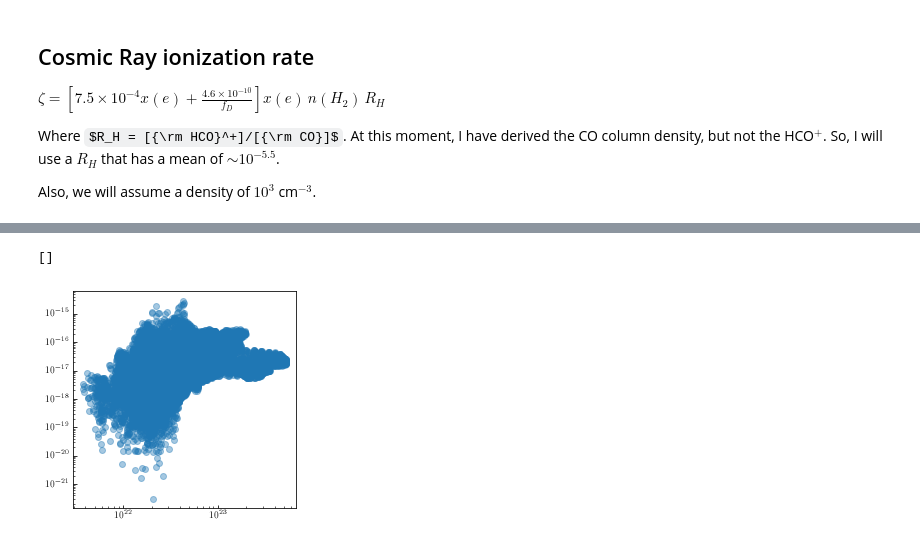
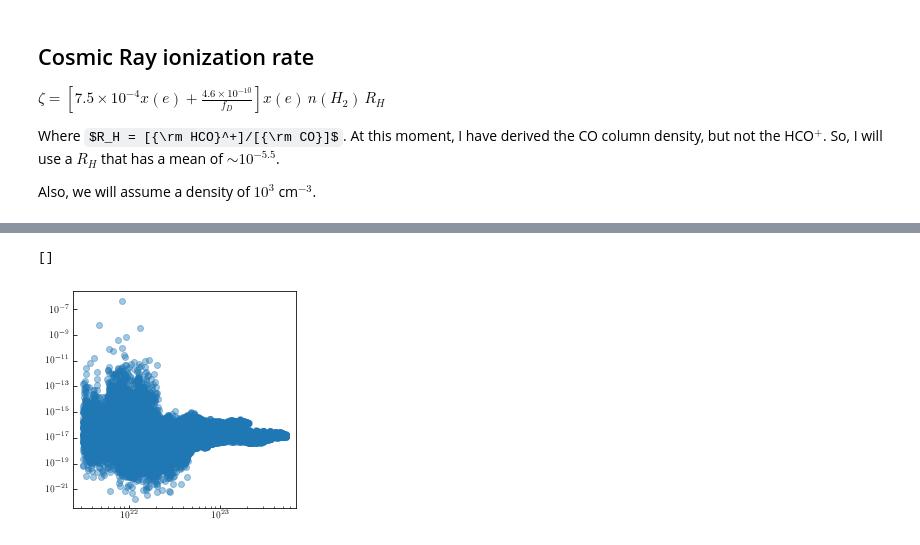
Before and after one commit to jpinedaf/NGC1333_NOEMA_Ions, a Jupyter notebook: NGC1333_Ions_Calculations.ipynb, the cells around one changed output, grey strips where cells are left out. Saved outputs shown, nothing was run; the diff lists cells and outputs as text; code cells hidden in the pictures; some formulas as TeX source.

```diff
--- a/NGC1333_Ions_Calculations.ipynb
+++ b/NGC1333_Ions_Calculations.ipynb
@@ -464,3 +570,5 @@ NameError: name 'R_d' is not defined
+# %%
+xe_fd = 2.7e-8 / R_D - 1.2e-6 / f_D
 # %%
 text_color = 'black'
 
@@ -633,2 +597,0 @@ plt.tight_layout()
-# %%
-xe_fd = 2.7e-8 / R_d - 1.2e-6 / f_d
@@ -774,6 +701,0 @@ print(np.nanmean(N_CO))
-# %%
-from molecular_columns import col_h13cop
-# H12CO+ / H13CO+ = 70
-HCOp_Ncol = col_h13cop.H13COp_thin(J_up=1, Tex=10.0*u.K, TdV=HCOp_TdV*u.K*u.km/u.s) * 70.0
-R_H = HCOp_Ncol.to(u.cm**-2) / (N_CO*u.cm**-2)
-print(np.nanmean(HCOp_Ncol)/1e18)
@@ -791,4 +704,4 @@ print(col_h13cop.H13COp_thin(J_up=1, Tex=4.16*u.K, TdV=1*u.K*u.km/u.s)/4e-9 * 89
 # %%
-zeta = (7.5e-4 * xe_fd + 4.6e-10/f_d) * xe_fd * R_H * n_H2
+zeta = (7.5e-4 * xe_fd + 4.6e-10/f_D) * xe_fd * R_H * n_H2
 print(np.nanmean(zeta))
 # %% [output]
@@ -902,11 +816,11 @@ plt.tight_layout()
 # %%
 fig, ax = plt.subplots(figsize=(4, 4))
 
-ax.scatter(N_H2[gd_zeta] - 1e22, zeta[gd_zeta], alpha=0.4)
+ax.scatter(N_H2[gd_zeta], zeta[gd_zeta], alpha=0.4)
 plt.loglog()
 # %% [output]
 []
-[figure, old version]
+[figure, new version]
 # %%
 fig, ax = plt.subplots(figsize=(4, 4))
 
```
Also changed, not shown: parts of 56 cells of this notebook, 14 other files.
